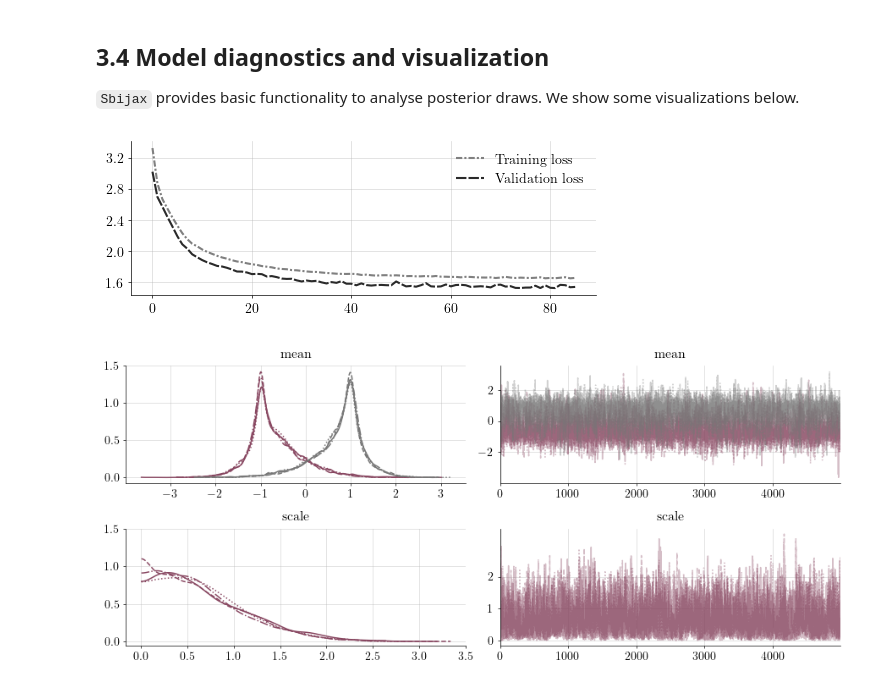
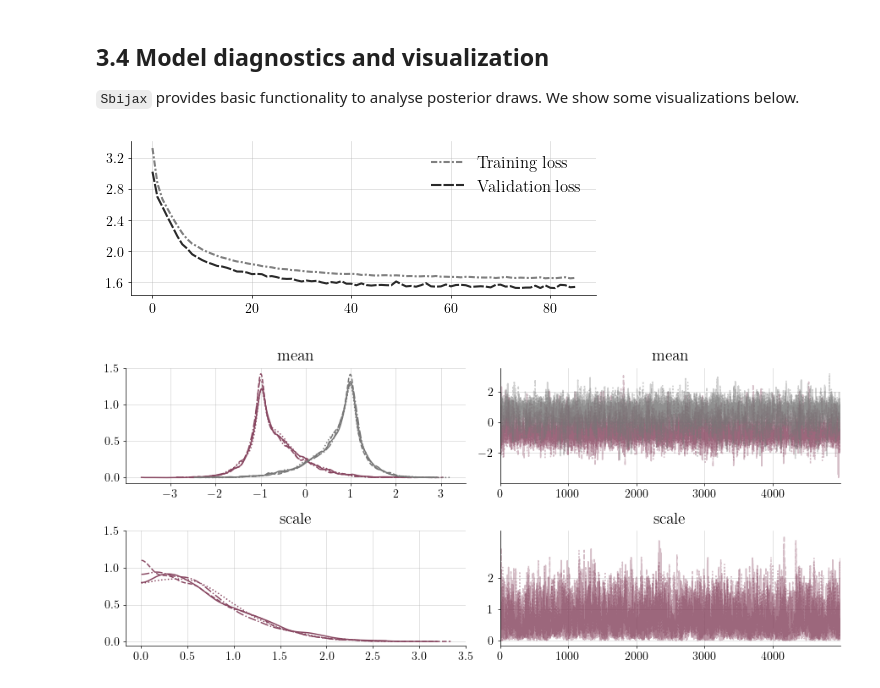
Before and after one commit to dirmeier/sbijax, a Jupyter notebook: manuscript+supplement/experimental_code/chp3-the_sbi_package.ipynb, the cells around one changed output. Saved outputs shown, nothing was run; the diff lists cells and outputs as text; code cells hidden in the pictures.

```diff
--- a/manuscript+supplement/experimental_code/chp3-the_sbi_package.ipynb
+++ b/manuscript+supplement/experimental_code/chp3-the_sbi_package.ipynb
@@ -191,13 +191,14 @@ Attributes:
 # %%
 if not os.path.exists("figs"): os.mkdir("figs")
 
 with plt.style.context("sbijax-grayish"):
     _, axes = plt.subplots(figsize=(6, 2))
     sbijax.plot_loss_profile(losses[1:], axes=axes)
     plt.savefig("./figs/package-bivariate_model-loss_plot.pdf", dpi=200)
+    axes.legend(fontsize=12)
     plt.show()
 # %% [output]
-[figure, old version]
+[figure, new version]
 # %%
 bivariate_colors = ["#884761", "#777777"]
 
```
Also changed, not shown: parts of 6 cells of this notebook, 9 other files.
